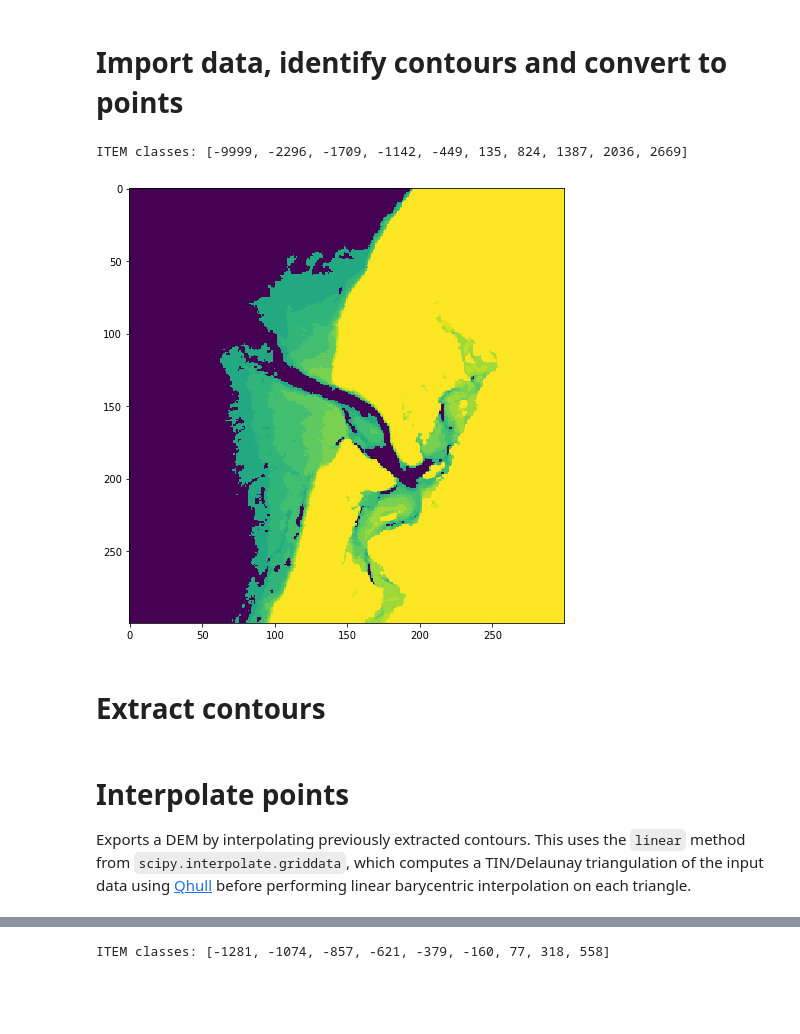
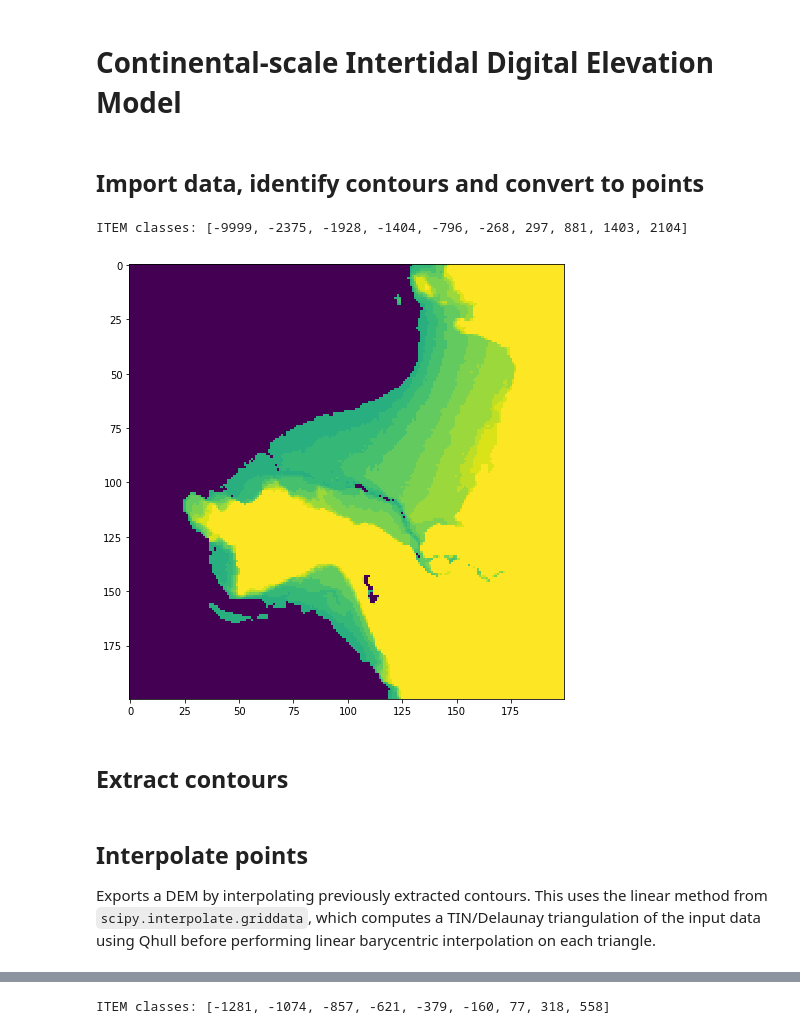
Before and after one commit to robbibt/nidem_visualisations, a Jupyter notebook: intertidal_dem.ipynb, the cells around one changed output, grey strips where cells are left out. Drawn from its saved outputs; the diff is of its cells as text; code cells hidden in the pictures; blank space fills up the shorter version.

```diff
--- a/intertidal_dem.ipynb
+++ b/intertidal_dem.ipynb
@@ -3,22 +1,23 @@ polygon_ID = 33
+# %% [markdown]
+# Continental-scale Intertidal Digital Elevation Model
 # %% [markdown]
-# Import data, identify contours and convert to points
+## Import data, identify contours and convert to points
 # %%
 # Import libraries
-import datacube
 import glob
-import scipy.ndimage
 import fiona
 import itertools
 import numpy as np
-import scipy.ndimage.filters as filters
-import scipy.ndimage.morphology as morphology
+import pandas as pd
 import matplotlib.cm as cm
+import statsmodels.formula.api as sm
 from shapely.geometry import Point, LineString, MultiLineString, mapping
 from fiona.crs import from_epsg
 from osgeo import gdal
 from scipy.interpolate import griddata
 from skimage import measure
 from matplotlib import pyplot as plt
+
 
 """
 TODO: Investigate scipy.interpolate.RectBivariateSpline, scipy.interpolate.interp2d,
@@ -58,42 +57,45 @@ def write_geotiff(fname, data, geo_transform, projection,
     dataset = None
 
 
+# Set ITEM polygon for analysis
+polygon_ID = 33
+
 # Zoom-in for plots (has no effect on analysis but allows you to plot a zoomed-in subset)
 # plotting_subset = np.index_exp[:, :]
-plotting_subset = np.index_exp[1450:1750, 1525:1825]
+plotting_subset = np.index_exp[1750: 1950, 930:1130]
 
 # Import raster and extract shape, projection info and geotransform data
 filename = glob.glob("/g/data2/v10/ITEM/offset_products/ITEM_OFFSET_{}_*.tif".format(polygon_ID))[0]
 src_ds = gdal.Open(filename)
 srcarray = src_ds.GetRasterBand(1).ReadAsArray()
 yrows, xcols = srcarray.shape
 prj = src_ds.GetProjection()
 geotrans = src_ds.GetGeoTransform()
 upleft_x, x_size, x_rotation, upleft_y, y_rotation, y_size = geotrans
 
 # Copy original data so array can be modified
 item_array = np.copy(srcarray)
 
 # Set nodata to NaN, and force 0 values to a low negative  (-9999) to allow correct
 # contour extraction (i.e. make "0" data sit beneath the lowest ITEM tidal stage)
 item_array[item_array == -6666] = np.nan
 item_array[item_array == 0] = -9999
 
 # Import elevation values from file
 elevations = np.loadtxt("/g/data2/v10/ITEM/offset_products/elevation.txt", delimiter = ",", dtype = "str")
 elev_dict = {int(key):[int(val) for val in value.split(" ")] for (key, value) in elevations}
 item_classes = [-9999] + elev_dict[polygon_ID]
 print("ITEM classes: {}".format(item_classes))
 
 # Plot original data
 plt.figure(figsize = (8, 8))
 plt.imshow(item_array[plotting_subset])
 plt.show()
 # %% [output]
-ITEM classes: [-9999, -2296, -1709, -1142, -449, 135, 824, 1387, 2036, 2669]
+ITEM classes: [-9999, -2375, -1928, -1404, -796, -268, 297, 881, 1403, 2104]
-[figure, old version]
+[figure, new version]
 # %% [markdown]
-# Extract contours
+## Extract contours
 # %%
 # Set up output list and items to iterate over; subtract 1m from highest class to allow
 # highest contour to calculate (otherwise, this height is read as being in NaN area)
@@ -155,8 +157,8 @@ alldata = np.concatenate(list(itertools.chain.from_iterable(contour_dict.values(
 points = alldata[:,0:2]
 values = alldata[:,2]
 # %% [markdown]
-# Interpolate points
-Exports a DEM by interpolating previously extracted contours. This uses the `linear` method from `scipy.interpolate.griddata`, which computes a TIN/Delaunay triangulation of the input data using [Qhull](www.qhull.org) before performing linear barycentric interpolation on each triangle.
+## Interpolate points
+Exports a DEM by interpolating previously extracted contours. This uses the linear method from `scipy.interpolate.griddata`, which computes a TIN/Delaunay triangulation of the input data using Qhull before performing linear barycentric interpolation on each triangle.
 # %%
 # Extract bounds of ITEM layer
 minx = upleft_x
```
Also changed, not shown: parts of 7 cells of this notebook.
